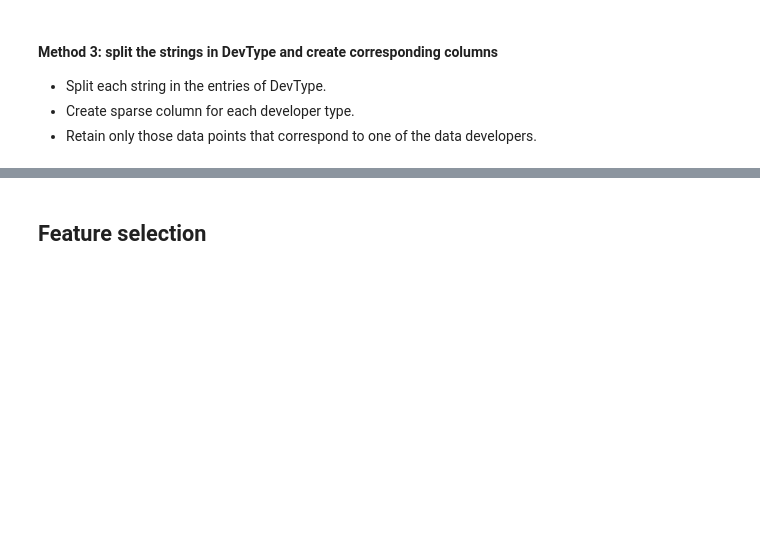
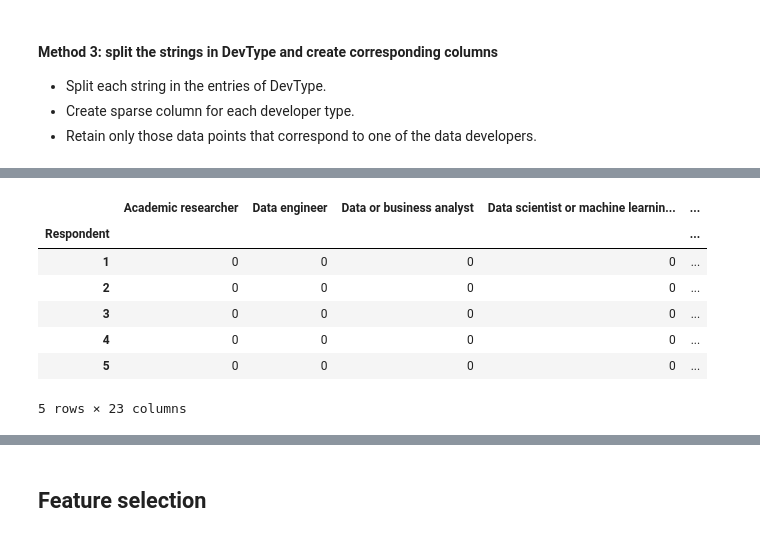
Before and after one commit to SolanaO/Developers_Survey_Analysis, a Jupyter notebook: stackBlogGeneralComments.ipynb, the cells around one changed output, grey strips where cells are left out. Cells and saved outputs as stored; diff of their text form; code cells hidden in the pictures; blank space fills up the shorter version.

Commit message:
Add methods of encoding columns originating in multiple choice and multiple answers questions.

```diff
--- a/stackBlogGeneralComments.ipynb
+++ b/stackBlogGeneralComments.ipynb
@@ -208,2 +295,20 @@ def handle_multi_string_columns(df, column, single_strings):
+# %%
+df3 = df.copy()
+multiple_response = ['DevType']
+str_to_list = StringtoListTranformer(variables=multiple_response)
+df_tmp = str_to_list.fit_transform(df3[multiple_response])
+
+list_encoder = ListColumnsEncoder(variables=multiple_response)
+df_tmp = list_encoder.fit_transform(df_tmp)
+df_tmp.head()
+# %% [output]
+|  | Academic researcher | Data engineer | Data or business analyst | Data scientist or machine learnin... | ... |
+| Respondent |  |  |  |  | ... |
+| 1 | 0 | 0 | 0 | 0 | ... |
+| 2 | 0 | 0 | 0 | 0 | ... |
+| 3 | 0 | 0 | 0 | 0 | ... |
+| 4 | 0 | 0 | 0 | 0 | ... |
+| 5 | 0 | 0 | 0 | 0 | ... |
+5 rows × 23 columns
 # %%
 # create a list of the individual answers that can be marked by a user
```
Also changed, not shown: parts of 5 cells of this notebook.
